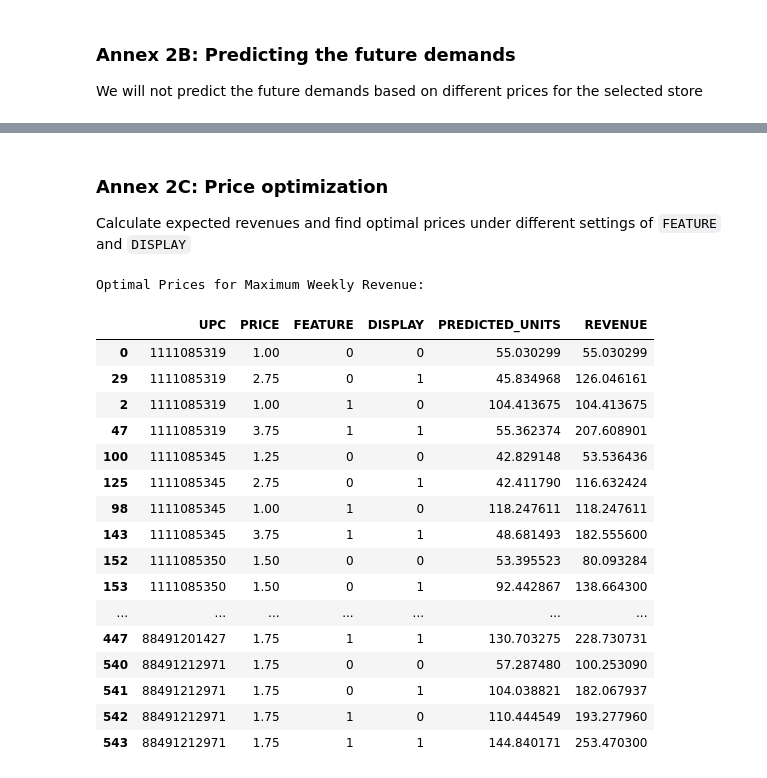
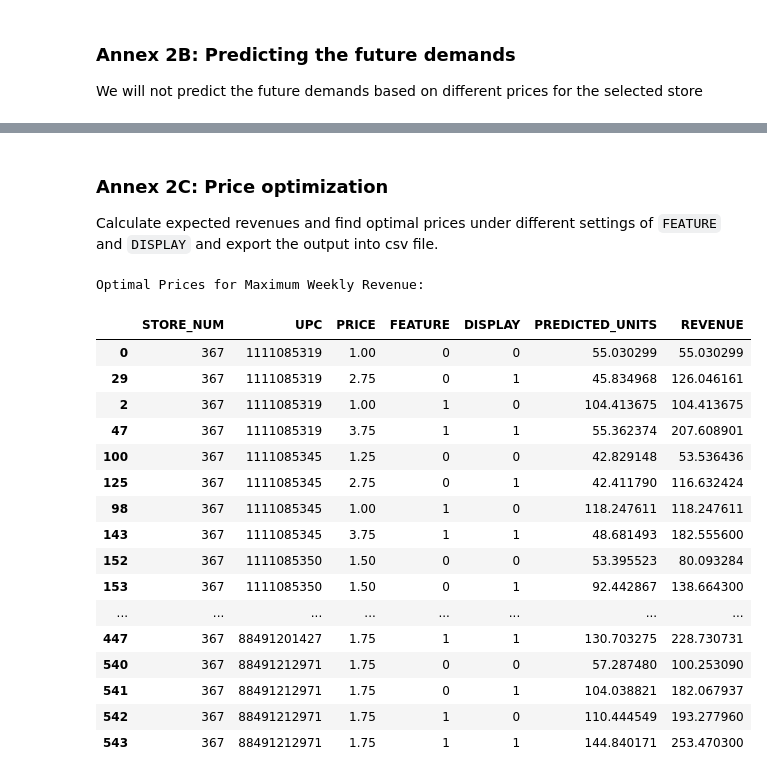
Before and after one commit to acedesci/scanalytics, a Jupyter notebook: EN/S08_09_Retail_Analytics/S8_Module1A_Cereal_Demand_Predictions.ipynb, the cells around one changed output, grey strips where cells are left out. Saved outputs shown, nothing was run; the diff lists cells and outputs as text; code cells hidden in the pictures.

```diff
--- a/EN/S08_09_Retail_Analytics/S8_Module1A_Cereal_Demand_Predictions.ipynb
+++ b/EN/S08_09_Retail_Analytics/S8_Module1A_Cereal_Demand_Predictions.ipynb
@@ -490,33 +473,41 @@ Forecast Matrix (with Feature split):
 | 24 | 367 | 1111085319 | 2.50 | -0.506024 | 0 | 0 | 0 | PRIVATE LABEL | ALL FAMILY CEREAL | ... |
 # %% [markdown]
 ### Annex 2C: Price optimization
-Calculate expected revenues and find optimal prices under different settings of `FEATURE` and `DISPLAY`
+Calculate expected revenues and find optimal prices under different settings of `FEATURE` and `DISPLAY` and export the output into csv file.
 # %%
+from google.colab import files
+
 # Calculate the revenue for each entry
 f_df['REVENUE'] = f_df['PRICE'] * f_df['PREDICTED_UNITS']
 
 # Calculate the optimal price for each UPC and FEATURE combination that maximizes REVENUE
 optimal_revenue_prices = f_df.loc[f_df.groupby(['UPC', 'FEATURE', 'DISPLAY'])['REVENUE'].idxmax()]
 
 # Display the results
 print("Optimal Prices for Maximum Weekly Revenue:")
-display(optimal_revenue_prices[['UPC', 'PRICE', 'FEATURE', 'DISPLAY', 'PREDICTED_UNITS', 'REVENUE']].sort_values(['UPC', 'FEATURE']))
+# we first select only the important columns and then sort the results
+df_optimal_prices = optimal_revenue_prices[['STORE_NUM', 'UPC', 'PRICE', 'FEATURE', 'DISPLAY', 'PREDICTED_UNITS', 'REVENUE']].sort_values(['UPC', 'FEATURE'])
+display(df_optimal_prices)
+
+filename = 'optimal_prices.csv'
+df_optimal_prices.to_csv(filename, index=False)
+files.download(filename)
 # %% [output]
 Optimal Prices for Maximum Weekly Revenue:
-|  | UPC | PRICE | FEATURE | DISPLAY | PREDICTED_UNITS | REVENUE |
-| 0 | 1111085319 | 1.00 | 0 | 0 | 55.030299 | 55.030299 |
-| 29 | 1111085319 | 2.75 | 0 | 1 | 45.834968 | 126.046161 |
-| 2 | 1111085319 | 1.00 | 1 | 0 | 104.413675 | 104.413675 |
-| 47 | 1111085319 | 3.75 | 1 | 1 | 55.362374 | 207.608901 |
-| 100 | 1111085345 | 1.25 | 0 | 0 | 42.829148 | 53.536436 |
-| 125 | 1111085345 | 2.75 | 0 | 1 | 42.411790 | 116.632424 |
-| 98 | 1111085345 | 1.00 | 1 | 0 | 118.247611 | 118.247611 |
-| 143 | 1111085345 | 3.75 | 1 | 1 | 48.681493 | 182.555600 |
-| 152 | 1111085350 | 1.50 | 0 | 0 | 53.395523 | 80.093284 |
-| 153 | 1111085350 | 1.50 | 0 | 1 | 92.442867 | 138.664300 |
-| ... | ... | ... | ... | ... | ... | ... |
-| 447 | 88491201427 | 1.75 | 1 | 1 | 130.703275 | 228.730731 |
-| 540 | 88491212971 | 1.75 | 0 | 0 | 57.287480 | 100.253090 |
-| 541 | 88491212971 | 1.75 | 0 | 1 | 104.038821 | 182.067937 |
-| 542 | 88491212971 | 1.75 | 1 | 0 | 110.444549 | 193.277960 |
-| 543 | 88491212971 | 1.75 | 1 | 1 | 144.840171 | 253.470300 |
+|  | STORE_NUM | UPC | PRICE | FEATURE | DISPLAY | PREDICTED_UNITS | REVENUE |
+| 0 | 367 | 1111085319 | 1.00 | 0 | 0 | 55.030299 | 55.030299 |
+| 29 | 367 | 1111085319 | 2.75 | 0 | 1 | 45.834968 | 126.046161 |
+| 2 | 367 | 1111085319 | 1.00 | 1 | 0 | 104.413675 | 104.413675 |
+| 47 | 367 | 1111085319 | 3.75 | 1 | 1 | 55.362374 | 207.608901 |
+| 100 | 367 | 1111085345 | 1.25 | 0 | 0 | 42.829148 | 53.536436 |
+| 125 | 367 | 1111085345 | 2.75 | 0 | 1 | 42.411790 | 116.632424 |
+| 98 | 367 | 1111085345 | 1.00 | 1 | 0 | 118.247611 | 118.247611 |
+| 143 | 367 | 1111085345 | 3.75 | 1 | 1 | 48.681493 | 182.555600 |
+| 152 | 367 | 1111085350 | 1.50 | 0 | 0 | 53.395523 | 80.093284 |
+| 153 | 367 | 1111085350 | 1.50 | 0 | 1 | 92.442867 | 138.664300 |
+| ... | ... | ... | ... | ... | ... | ... | ... |
+| 447 | 367 | 88491201427 | 1.75 | 1 | 1 | 130.703275 | 228.730731 |
+| 540 | 367 | 88491212971 | 1.75 | 0 | 0 | 57.287480 | 100.253090 |
+| 541 | 367 | 88491212971 | 1.75 | 0 | 1 | 104.038821 | 182.067937 |
+| 542 | 367 | 88491212971 | 1.75 | 1 | 0 | 110.444549 | 193.277960 |
+| 543 | 367 | 88491212971 | 1.75 | 1 | 1 | 144.840171 | 253.470300 |
```
Also changed, not shown: parts of 5 cells of this notebook.
